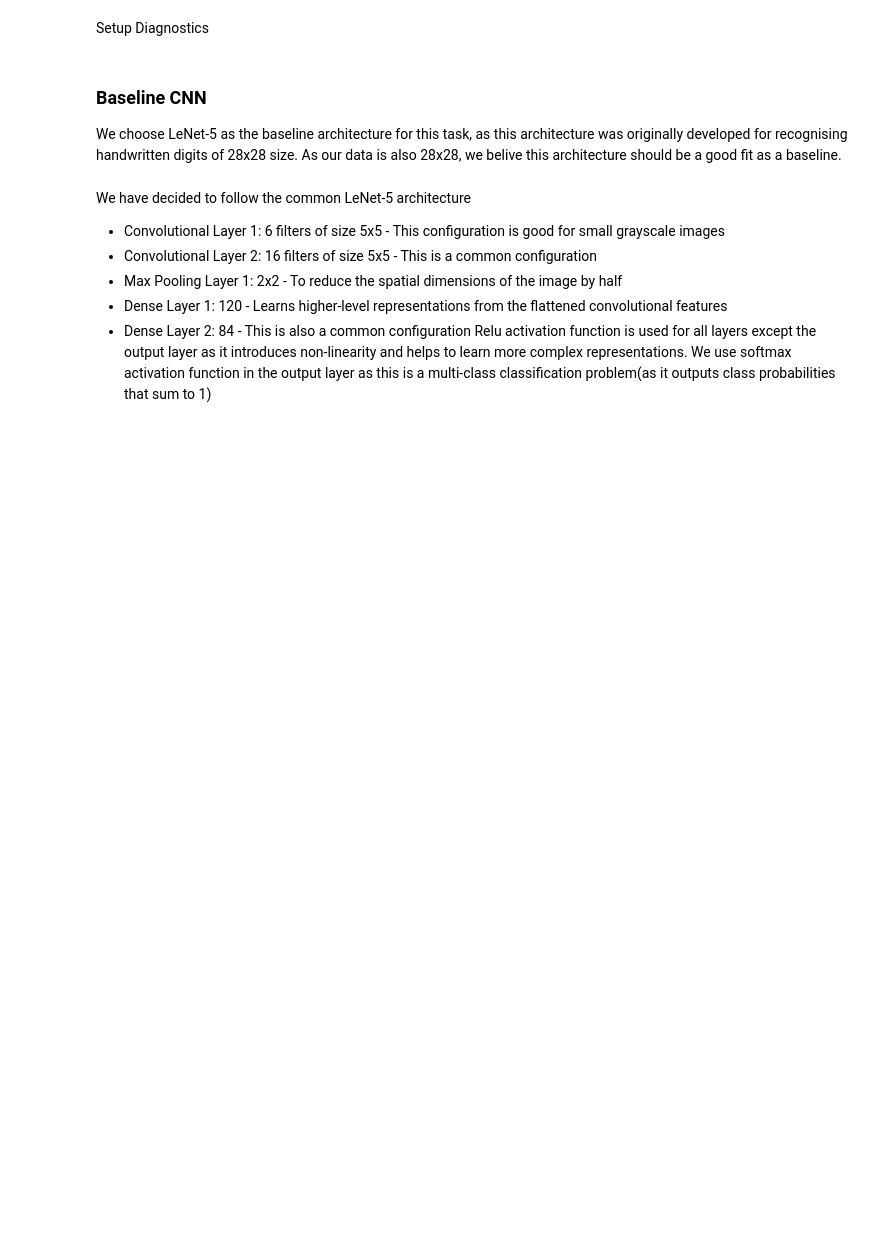
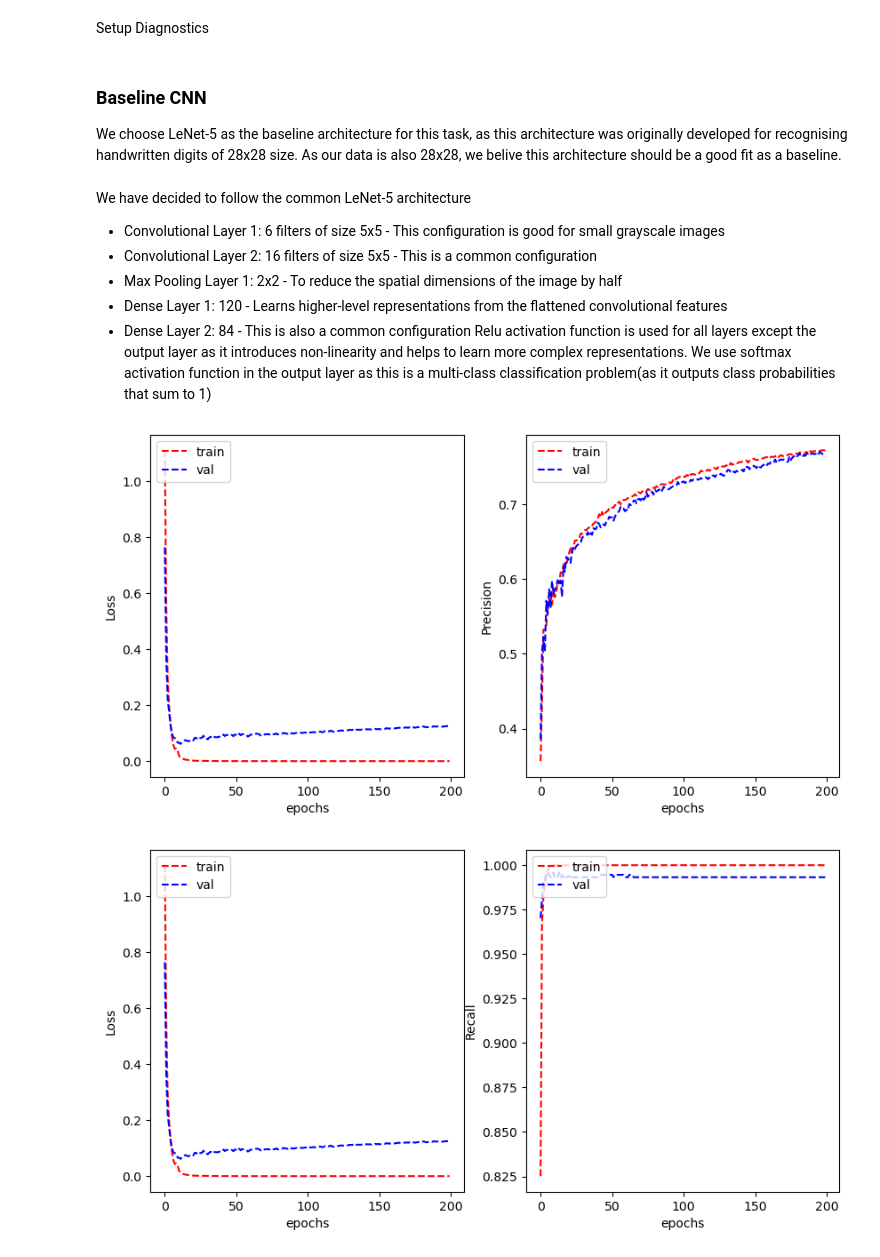
Before and after one commit to ashwin-sreejith/Traffic_Sign_Detection, a Jupyter notebook: cnn.ipynb, the cells around one changed output. Saved outputs shown, nothing was run; the diff lists cells and outputs as text; code cells hidden in the pictures; blank space fills up the shorter version.

```diff
--- a/cnn.ipynb
+++ b/cnn.ipynb
@@ -65,6 +66,8 @@ from tensorflow.keras.preprocessing.image import ImageDataGenerator
 # normalize pixel values and build a data generator
 train_datagen = ImageDataGenerator(rescale=1./255, data_format='channels_last')
 val_datagen = ImageDataGenerator(rescale=1./255, data_format='channels_last')
+# normalize pixel values and build a data generator for test data
+test_datagen = ImageDataGenerator(rescale=1./255, data_format='channels_last')
 
 # choose 32 as the batch size
 batch_size = 32
@@ -78,6 +81,7 @@ train_generator = train_datagen.flow_from_dataframe(
         # All images are already 28x28 so retain the size
         target_size=(28, 28),
         batch_size=batch_size,
+        color_mode='grayscale',
         class_mode='categorical')
 
 validation_generator = val_datagen.flow_from_dataframe(
@@ -88,5 +92,17 @@ validation_generator = val_datagen.flow_from_dataframe(
         # All images are already 28x28 so retain the size
         target_size=(28, 28),
         batch_size=batch_size,
+        color_mode='grayscale',
         class_mode='categorical')
+
+test_generator = test_datagen.flow_from_dataframe(
+        dataframe=test_data,  # make sure you have a dataframe for test data
+        directory='./',
+        x_col="Path",
+        y_col="Shape",
+        # All images are already 28x28 so retain the size
+        target_size=(28, 28),
+        batch_size=batch_size,
+        color_mode='grayscale',
+        class_mode='categorical')
 # %% [output]
@@ -152,7 +142,7 @@ from tensorflow.keras.models import Sequential
 from tensorflow.keras.layers import Conv2D, MaxPooling2D, Flatten, Dense
 
 
-model = Sequential([
+model_lenet_5 = Sequential([
     Conv2D(filters=6, kernel_size=(5, 5), activation='relu', input_shape=(28, 28, 1)),
     MaxPooling2D(pool_size=(2, 2)),
     Conv2D(filters=16, kernel_size=(5, 5), activation='relu'),
@@ -160,7 +150,7 @@ model = Sequential([
     Flatten(),
     Dense(units=120, activation='relu'),
     Dense(units=84, activation='relu'),
-    Dense(units=OUTPUT_CLASSES_SHAPE, activation='softmax')
+    Dense(units=OUTPUT_CLASSES_SHAPE)
 ])
 # %% [markdown]
 We have decided to follow the common LeNet-5 architecture
@@ -170,3 +160,34 @@ We have decided to follow the common LeNet-5 architecture
 * Dense Layer 1: 120 - Learns higher-level representations from the flattened convolutional features
 * Dense Layer 2: 84 - This is also a common configuration
 Relu activation function is used for all layers except the output layer as it introduces non-linearity and helps to learn more complex representations. We use softmax activation function in the output layer as this is a multi-class classification problem(as it outputs class probabilities that sum to 1)
+# %%
+from tensorflow.keras.metrics import Precision, Recall, F1Score
+import tensorflow as tf
+
+
+# Compile the model
+model_lenet_5.compile(optimizer='adam',
+                    loss=tf.keras.losses.CategoricalCrossentropy(from_logits=True),
+                    metrics=["precision", "recall", "f1_score"])
+
+# Train the model
+history_VGG_1 = model_lenet_5.fit(train_generator,
+                                          validation_data=validation_generator,
+                                          epochs=200,
+                                          verbose=0)
+
+# Plot the learning curves
+plot_learning_curve(history_VGG_1.history['loss'], history_VGG_1.history['val_loss'],
+                    history_VGG_1.history['precision'], history_VGG_1.history['val_precision'],
+                    metric_name='Precision')
+
+plot_learning_curve(history_VGG_1.history['loss'], history_VGG_1.history['val_loss'],
+                    history_VGG_1.history['recall'], history_VGG_1.history['val_recall'],
+                    metric_name='Recall')
+
+plot_learning_curve(history_VGG_1.history['loss'], history_VGG_1.history['val_loss'],
+                    history_VGG_1.history['f1_score'], history_VGG_1.history['val_f1_score'],
+                    metric_name='F1-score')
+# %% [output]
+[figure, added]
+[figure, added]
```
Also changed, not shown: parts of 11 cells of this notebook.
